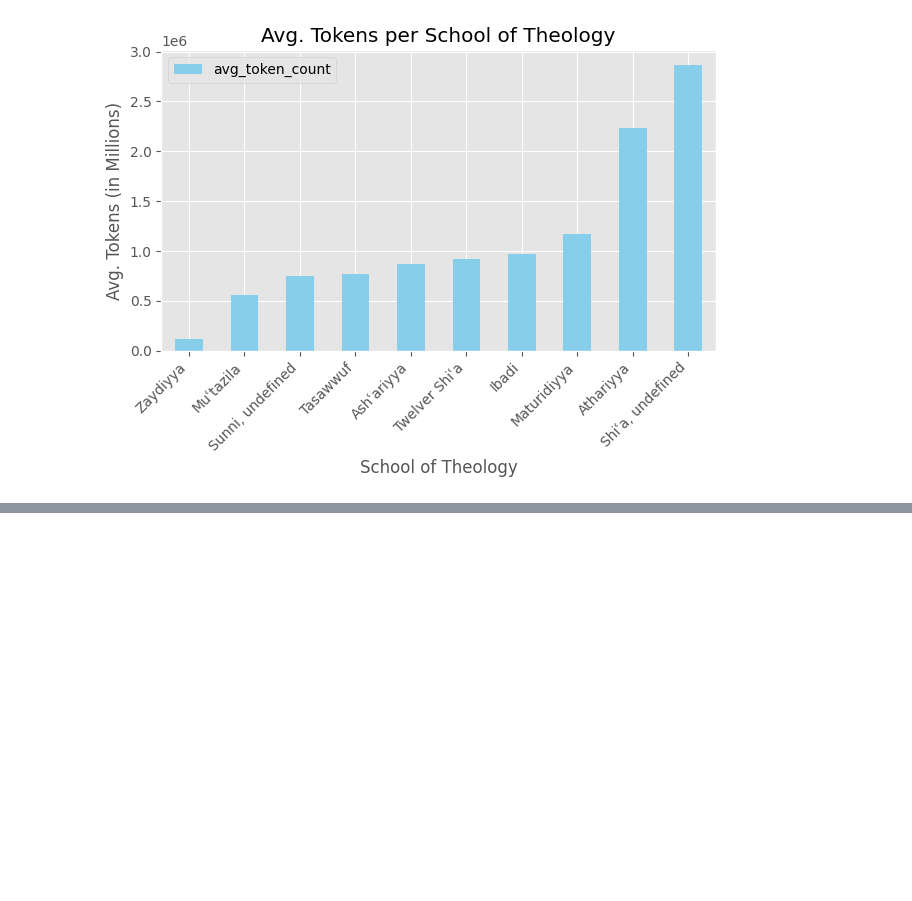
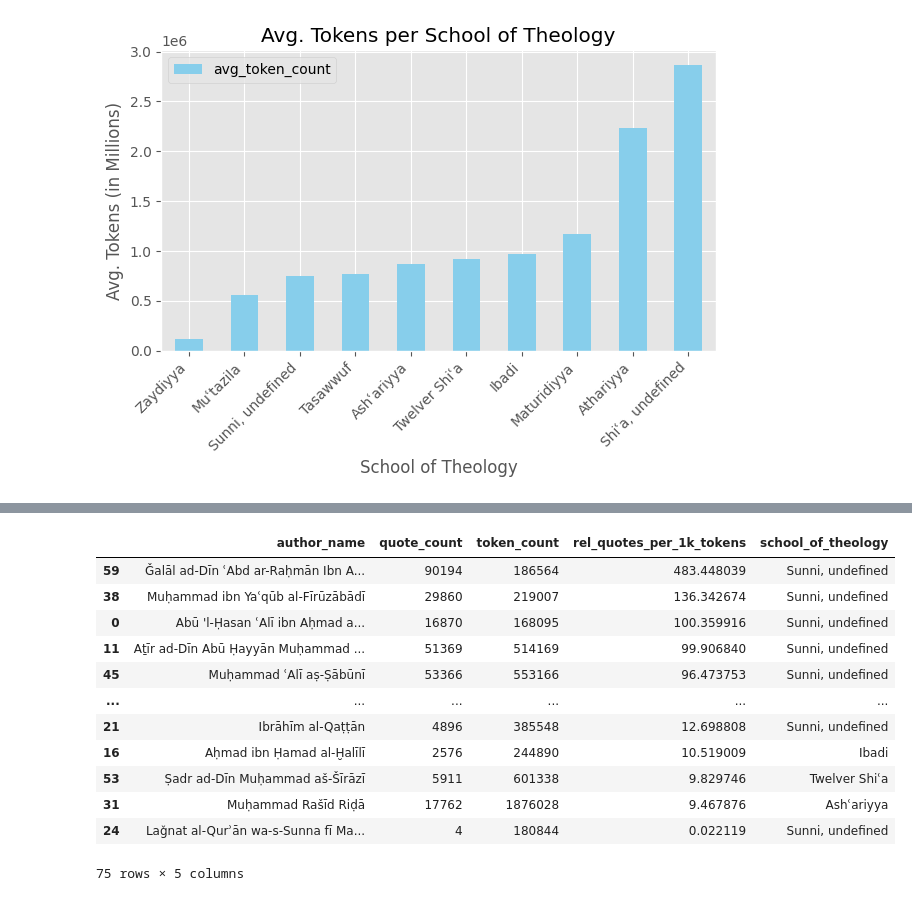
Before and after one commit to thomjur/a01-clustering-sc1-1, a Jupyter notebook: EDA.ipynb, the cells around one changed output, grey strips where cells are left out. Cells and saved outputs as stored; diff of their text form; code cells hidden in the pictures; blank space fills up the shorter version.

```diff
--- a/EDA.ipynb
+++ b/EDA.ipynb
@@ -68,0 +101,29 @@ plt.savefig("images/avg_tokens_sot.jpg")
+# %%
+## Overall abs. quote count (sum of quran + hadith + poetry)
+df_abs_quotes = df.groupby("author_name")["quote_count"].sum().reset_index()
+# %%
+# Adding the abs token count from the original dataframe
+df_abs_quotes["token_count"] = df_abs_quotes["author_name"].map(lambda x: df[df["author_name"] == x]["token_count"].iloc[0])
+# %%
+# Adding the school of theology from the original dataframe
+df_abs_quotes["school_of_theology"] = df_abs_quotes["author_name"].map(lambda x: df[df["author_name"] == x]["school_of_theology"].iloc[0])
+# %%
+# Calculating the rel. number of quotes per 1000 tokens
+df_abs_quotes["rel_quotes_per_1k_tokens"] = (df_abs_quotes["quote_count"] / df_abs_quotes["token_count"]) * 1000
+# %%
+# Sanity check
+df_abs_quotes.sort_values("rel_quotes_per_1k_tokens", ascending=False)
+# %% [output]
+|  | author_name | quote_count | token_count | rel_quotes_per_1k_tokens | school_of_theology |
+| 59 | Ǧalāl ad-Dīn ʿAbd ar-Raḥmān Ibn A... | 90194 | 186564 | 483.448039 | Sunni, undefined |
+| 38 | Muḥammad ibn Yaʿqūb al-Fīrūzābādī | 29860 | 219007 | 136.342674 | Sunni, undefined |
+| 0 | Abū 'l-Ḥasan ʿAlī ibn Aḥmad a... | 16870 | 168095 | 100.359916 | Sunni, undefined |
+| 11 | Aṯīr ad-Dīn Abū Ḥayyān Muḥammad ... | 51369 | 514169 | 99.906840 | Sunni, undefined |
+| 45 | Muḥammad ʿAlī aṣ-Ṣābūnī | 53366 | 553166 | 96.473753 | Sunni, undefined |
+| ... | ... | ... | ... | ... | ... |
+| 21 | Ibrāhīm al-Qaṭṭān | 4896 | 385548 | 12.698808 | Sunni, undefined |
+| 16 | Aḥmad ibn Ḥamad al-Ḫalīlī | 2576 | 244890 | 10.519009 | Ibadi |
+| 53 | Ṣadr ad-Dīn Muḥammad aš-Šīrāzī | 5911 | 601338 | 9.829746 | Twelver Shiʿa |
+| 31 | Muḥammad Rašīd Riḍā | 17762 | 1876028 | 9.467876 | Ashʿariyya |
+| 24 | Laǧnat al-Qurʾān wa-s-Sunna fī Ma... | 4 | 180844 | 0.022119 | Sunni, undefined |
+75 rows × 5 columns
```
Also changed, not shown: parts of 7 cells of this notebook, 3 other files.
